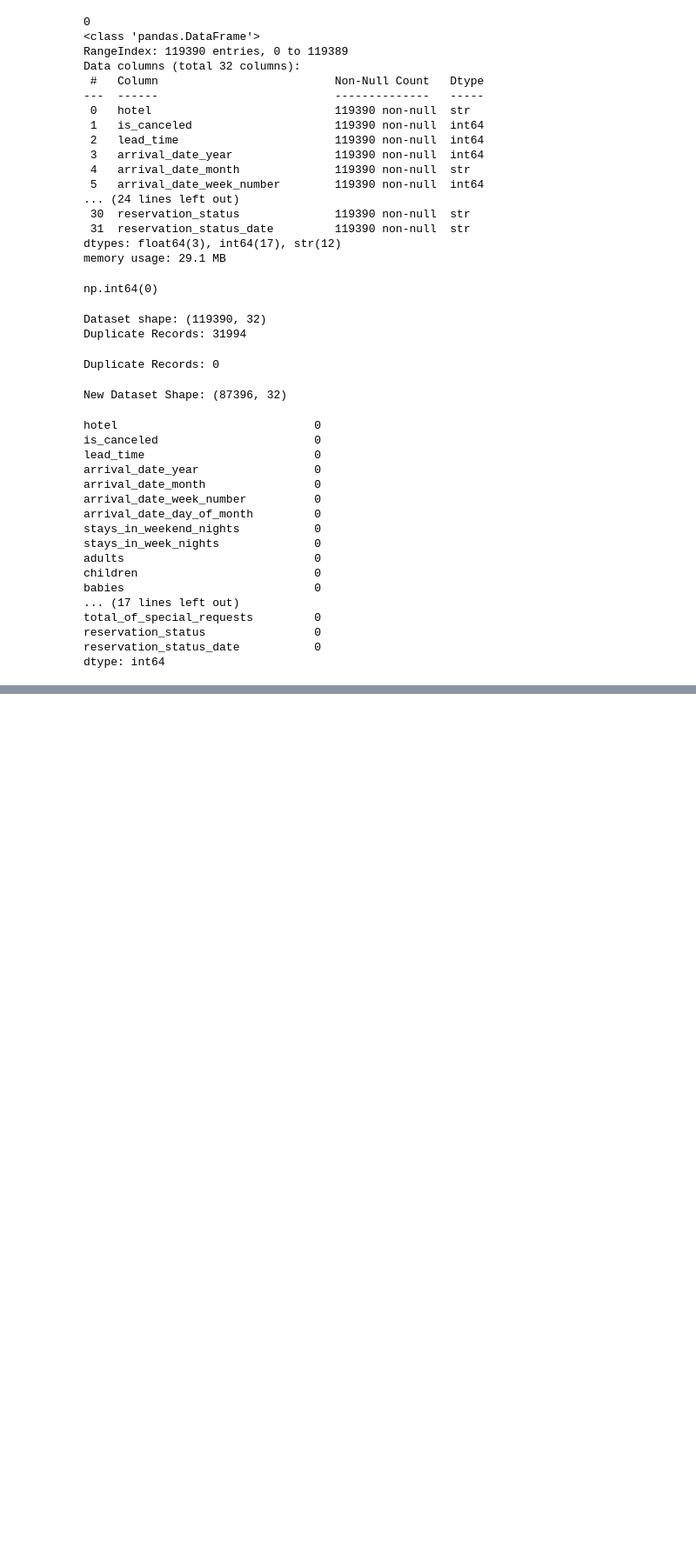
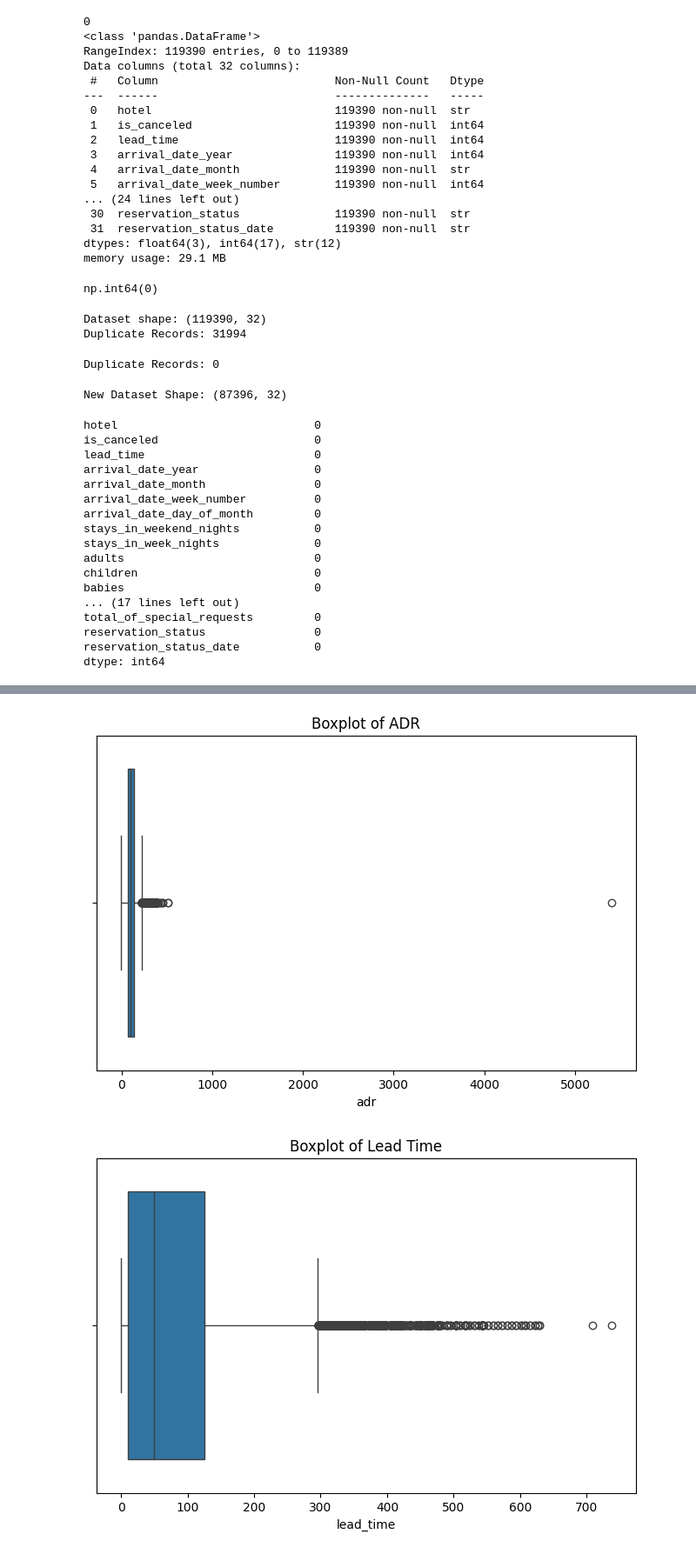
Before and after one commit to ghosh512005-commits/customer_retention_dynamic_pricing_analytics_project, a Jupyter notebook: notebooks/01_data_cleaning.ipynb, the cells around one changed output, grey strips where cells are left out. Shown at 87% size. Saved outputs shown, nothing was run; the diff lists cells and outputs as text; code cells hidden in the pictures; blank space fills up the shorter version.

```diff
--- a/notebooks/01_data_cleaning.ipynb
+++ b/notebooks/01_data_cleaning.ipynb
@@ -219,0 +234,37 @@ dtype: int64
+# %%
+# import visualizations libraries
+
+import matplotlib.pyplot as plt
+import seaborn as sns
+
+# create box-plots
+# ADR (Average daily rate)
+
+plt.figure(figsize=(8,5))
+sns.boxplot(x=df['adr'])
+plt.title('Boxplot of ADR')
+plt.show()
+
+# lead time
+
+plt.figure(figsize=(8,5))
+sns.boxplot(x=df['lead_time'])
+plt.title('Boxplot of Lead Time')
+plt.show()
+
+# weekend nights
+
+plt.figure(figsize=(8,5))
+sns.boxplot(x=df['stays_in_weekend_nights'])
+plt.title('Boxplot of Weekend Nights')
+plt.show()
+
+# week nights
+
+plt.figure(figsize=(8,5))
+sns.boxplot(x=df['stays_in_week_nights'])
+plt.title('Boxplot of Week Nights')
+plt.show()
+# %% [output]
+[figure, added]
+[figure, added]
```
Also changed, not shown: parts of 5 cells of this notebook.
